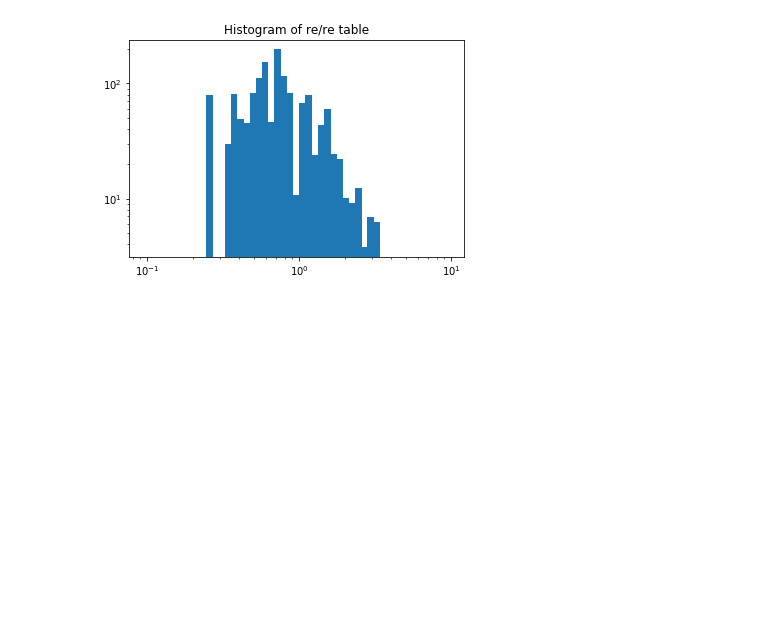
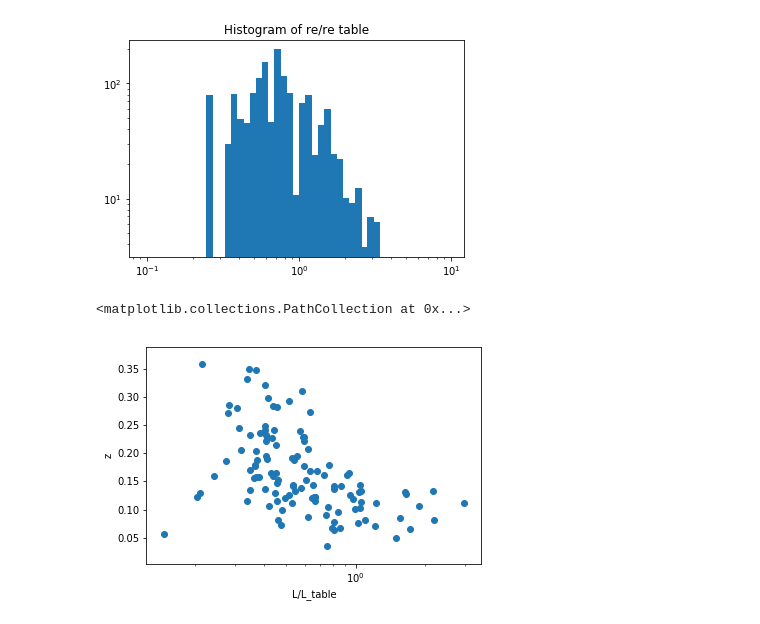
Before and after one commit to JimenaGonzalez/Simulations-Double-Source-Gravitational-Lensing, a Jupyter notebook: Fundamental Plane.ipynb, the cells around one changed output. Cells and saved outputs as stored; diff of their text form; code cells hidden in the pictures; blank space fills up the shorter version.

Commit message:
plots of correlation

```diff
--- a/Fundamental Plane.ipynb
+++ b/Fundamental Plane.ipynb
@@ -168,3 +168,32 @@ plt.yscale('log')
 plt.show()
 # %% [output]
 [figure]
+# %%
+z_plot = []
+sigma_plot = []
+L_plot  = []
+for index, row in data.iterrows():
+    z = float(row['zFG'])
+    sigma = row['sigma']
+    k = 0 #I have to calculate this k-correction
+    L_table  = row['L(V555)'] #Rest frame luminosity in V555 band
+    re_table = row['Re']
+    if(sigma!='   ' and L_table!='   ' and re_table!='   '):
+        sigma = float(sigma)
+        L_table  = float(L_table)*10**9 # Total luminosity
+        re_table = float(re_table)
+        L = luminosity_function(sigma)
+        M = absolute_magnitude(L)
+        m = apparent_magnitude(M, z, k)
+        re = angular_diameter(sigma, z, m, k)
+        z_plot.append(z)
+        sigma_plot.append(sigma)
+        L_plot.append(L/L_table)
+# %%
+plt.xlabel("L/L_table")
+plt.ylabel("z")
+plt.xscale('log')
+plt.scatter(L_plot,z_plot)
+# %% [output]
+<matplotlib.collections.PathCollection at 0x...>
+[figure, added]
```
Also changed, not shown: parts of 3 cells of this notebook.
